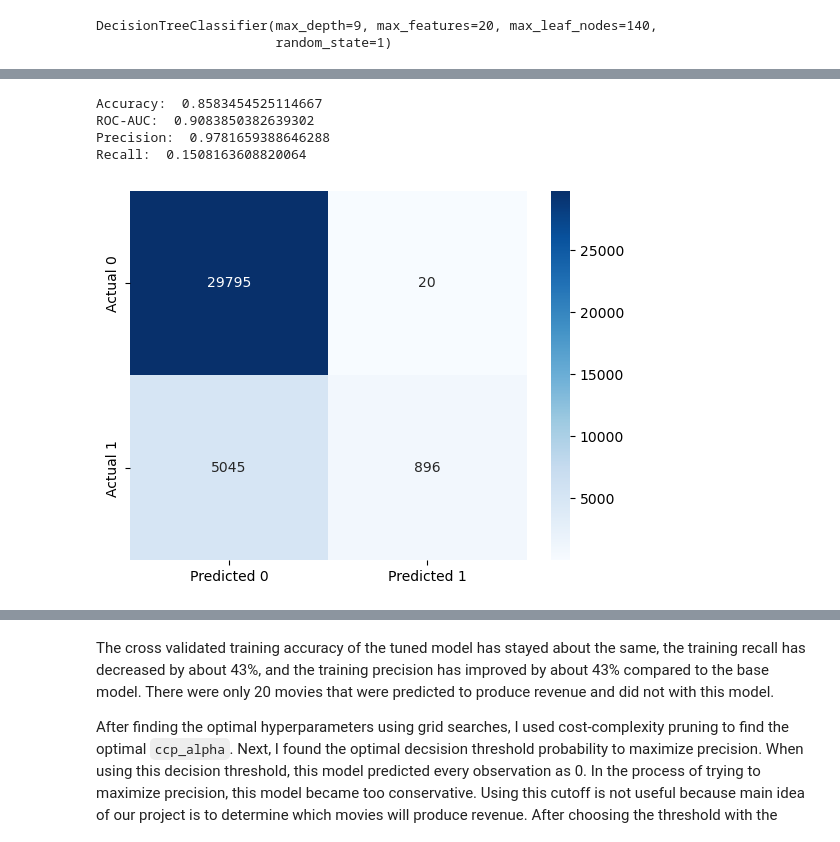
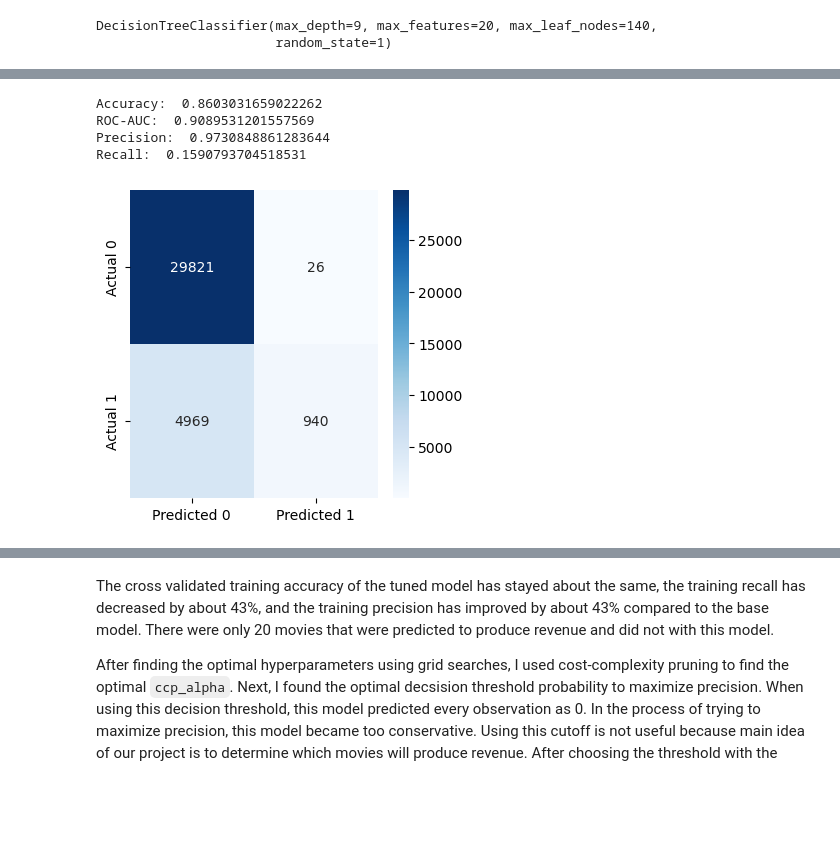
Before and after one commit to ElijahNascar/Movie-Classification-Models, a Jupyter notebook: Krish's_Fan_Club_Project_Report.ipynb, the cells around one changed output, grey strips where cells are left out. Cells and saved outputs as stored; diff of their text form; code cells hidden in the pictures; blank space fills up the shorter version.

```diff
--- a/Krish's_Fan_Club_Project_Report.ipynb
+++ b/Krish's_Fan_Club_Project_Report.ipynb
@@ -692,31 +657,33 @@ all_thresholds.sort_values('precision', ascending=False).head(1)
 # %%
-optimal_threshold = all_thresholds.sort_values('precision', ascending=False).loc[333, 'thresholds']
+optimal_threshold = all_thresholds.sort_values('precision', ascending=False).loc[347, 'thresholds']
 
 y_pred_prob = model.predict_proba(X_train)[:,1]
 
 # Classifying observations in the positive class (y = 1) if the predicted probability is greater
 # than the desired decision threshold probability
 y_pred = y_pred_prob > optimal_threshold
 y_pred = y_pred.astype(int)
 
 #Computing the accuracy
 print("Accuracy: ",accuracy_score(y_pred, y_train))
 
 #Computing the ROC-AUC
 fpr, tpr, auc_thresholds = roc_curve(y_train, y_pred_prob)
 print("ROC-AUC: ",auc(fpr, tpr))# AUC of ROC
 
 #Computing the precision and recall
 print("Precision: ", precision_score(y_train, y_pred))
 print("Recall: ", recall_score(y_train, y_pred))
 
 #Confusion matrix
 cm = pd.DataFrame(confusion_matrix(y_train, y_pred),
                   columns=['Predicted 0', 'Predicted 1'], index = ['Actual 0', 'Actual 1'])
-sns.heatmap(cm, annot=True, cmap='Blues', fmt='g');
+
+fig, ax = plt.subplots(figsize=(4,4))
+sns.heatmap(ax=ax, data=cm, annot=True, cmap='Blues', fmt='g');
 # %% [output]
-Accuracy:  0.8583454525114667
-ROC-AUC:  0.9083850382639302
-Precision:  0.9781659388646288
-Recall:  0.1508163608820064
+Accuracy:  0.8603031659022262
+ROC-AUC:  0.9089531201557569
+Precision:  0.9730848861283644
+Recall:  0.1590793704518531
-[figure, old version]
+[figure, new version]
```
Also changed, not shown: parts of 45 cells of this notebook, 2 other files.
